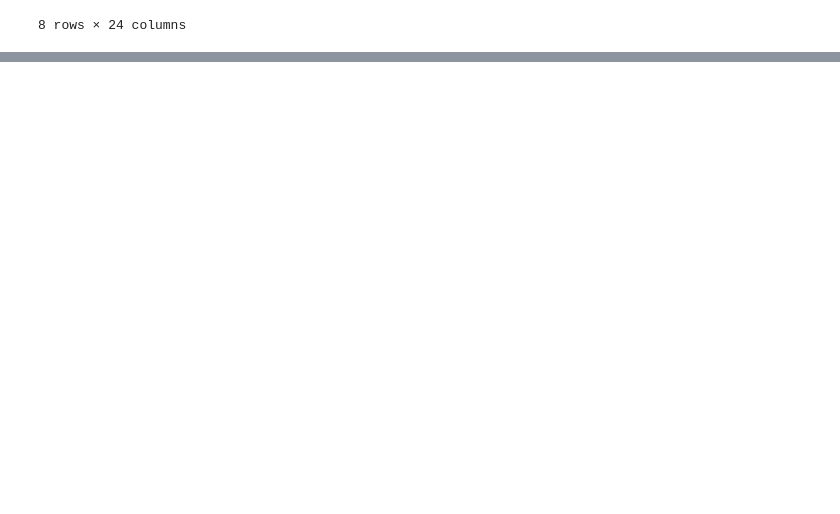
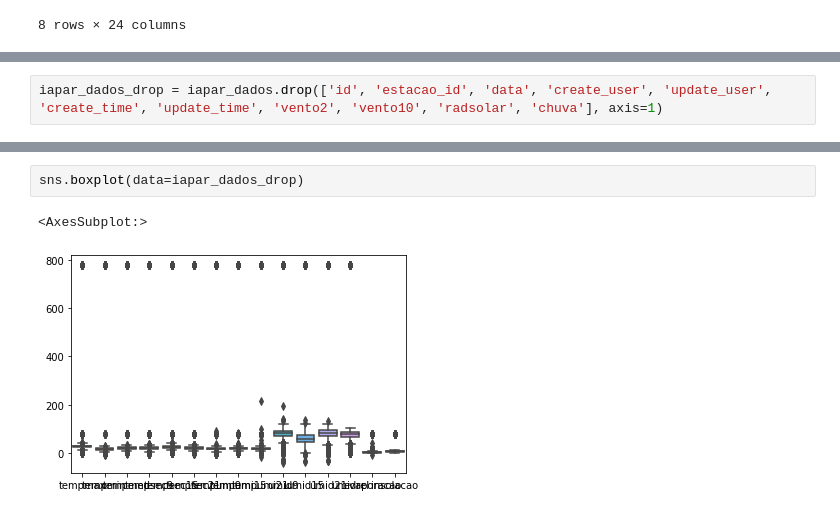
Before and after one commit to mrcrdg/jupyter_set, a Jupyter notebook: exercicio_6.ipynb, the cells around one changed output, grey strips where cells are left out. Cells and saved outputs as stored; diff of their text form; blank space fills up the shorter version.

```diff
--- a/exercicio_6.ipynb
+++ b/exercicio_6.ipynb
@@ -40,0 +92,2 @@ iapar_dados.describe()
+# %%
+iapar_dados_drop = iapar_dados.drop(['id', 'estacao_id', 'data', 'create_user', 'update_user', 'create_time', 'update_time', 'vento2', 'vento10', 'radsolar', 'chuva'], axis=1)
@@ -40,0 +103,5 @@ iapar_dados.describe()
+# %%
+sns.boxplot(data=iapar_dados_drop)
+# %% [output]
+<AxesSubplot:>
+[figure, added]
```
Also changed, not shown: parts of 25 cells of this notebook.
